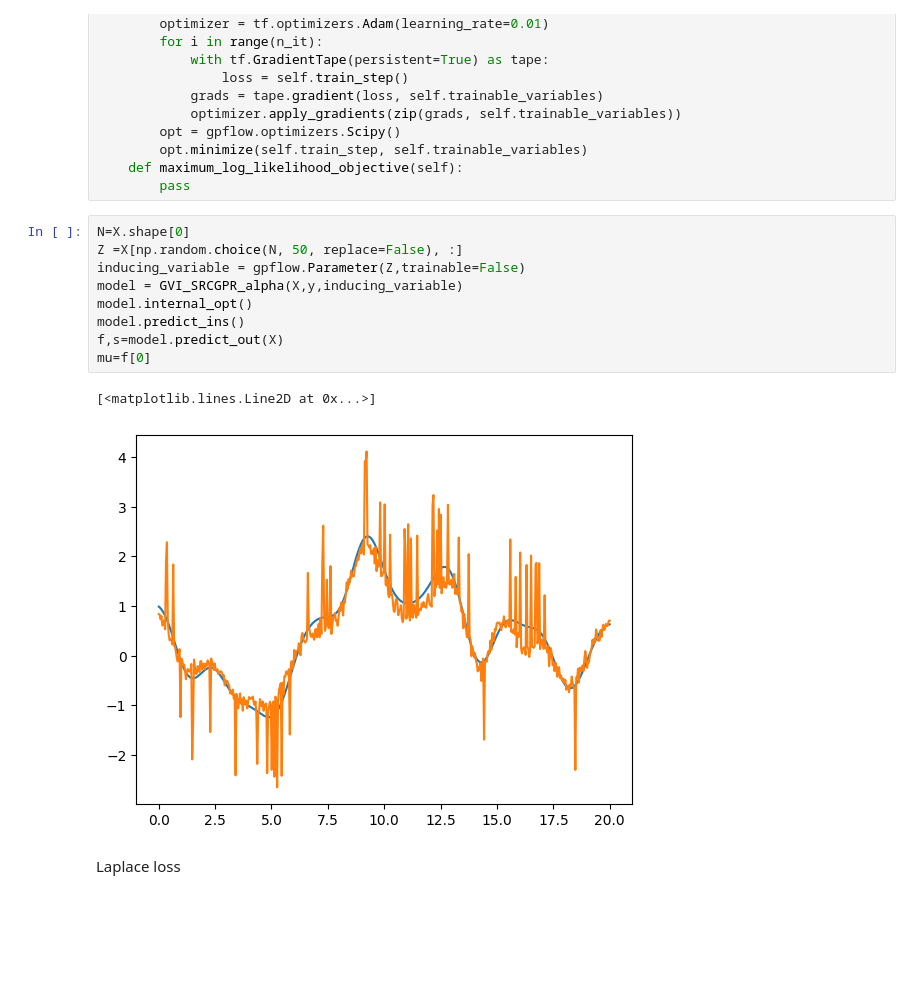
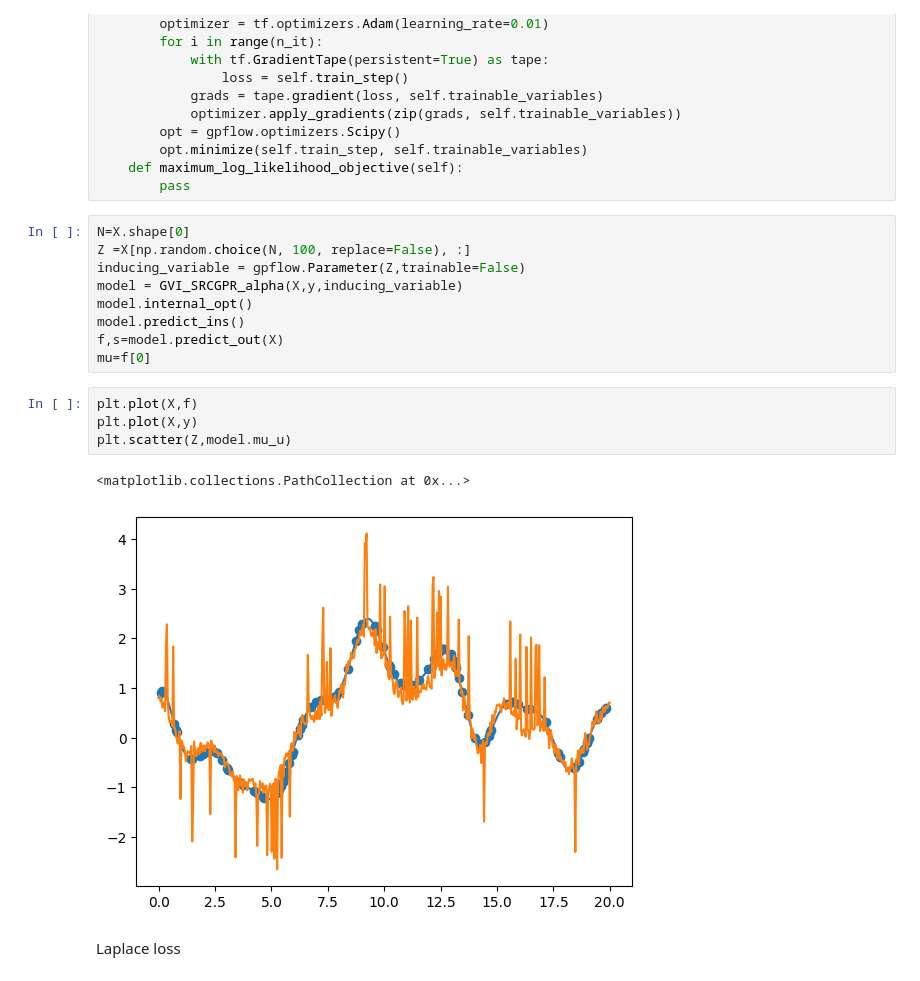
Before and after one commit to PGAcarlesi/LOSS_OPT, a Jupyter notebook: notebooks/robust_losses.ipynb, the cells around one changed output. Saved outputs shown, nothing was run; the diff lists cells and outputs as text; blank space fills up the shorter version.

```diff
--- a/notebooks/robust_losses.ipynb
+++ b/notebooks/robust_losses.ipynb
@@ -743,7 +529,7 @@ class GVI_SRCGPR_alpha(gpflow.models.BayesianModel):
         pass
 # %%
 N=X.shape[0]
-Z =X[np.random.choice(N, 50, replace=False), :]
+Z =X[np.random.choice(N, 100, replace=False), :]
 inducing_variable = gpflow.Parameter(Z,trainable=False)
 model = GVI_SRCGPR_alpha(X,y,inducing_variable)
 model.internal_opt()
@@ -751,9 +537,12 @@ model.predict_ins()
 f,s=model.predict_out(X)
 mu=f[0]
 # %%
+plt.plot(X,f)
+plt.plot(X,y)
+plt.scatter(Z,model.mu_u)
 # %% [output]
-[<matplotlib.lines.Line2D at 0x...>]
+<matplotlib.collections.PathCollection at 0x...>
-[figure, old version]
+[figure, new version]
 # %% [markdown]
 Laplace loss
 # %% [markdown]
```
Also changed, not shown: parts of 36 cells of this notebook, 10 other files.
